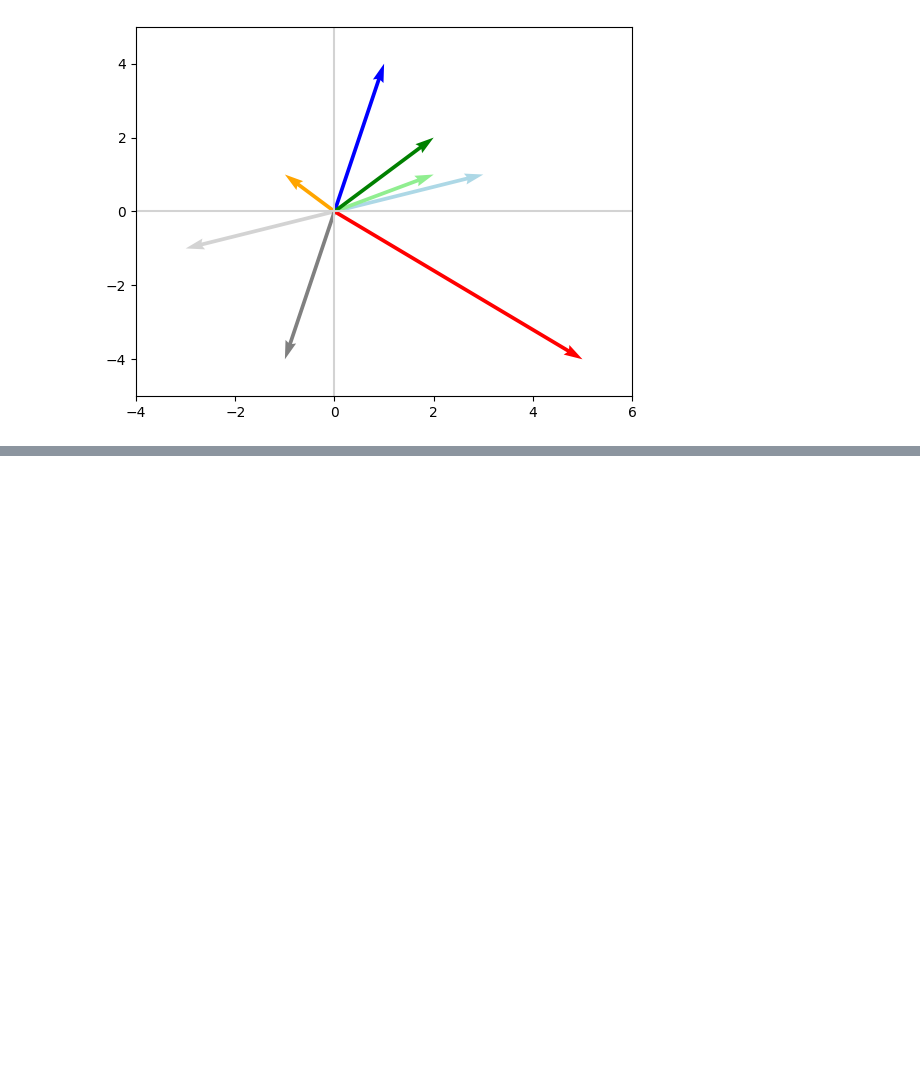
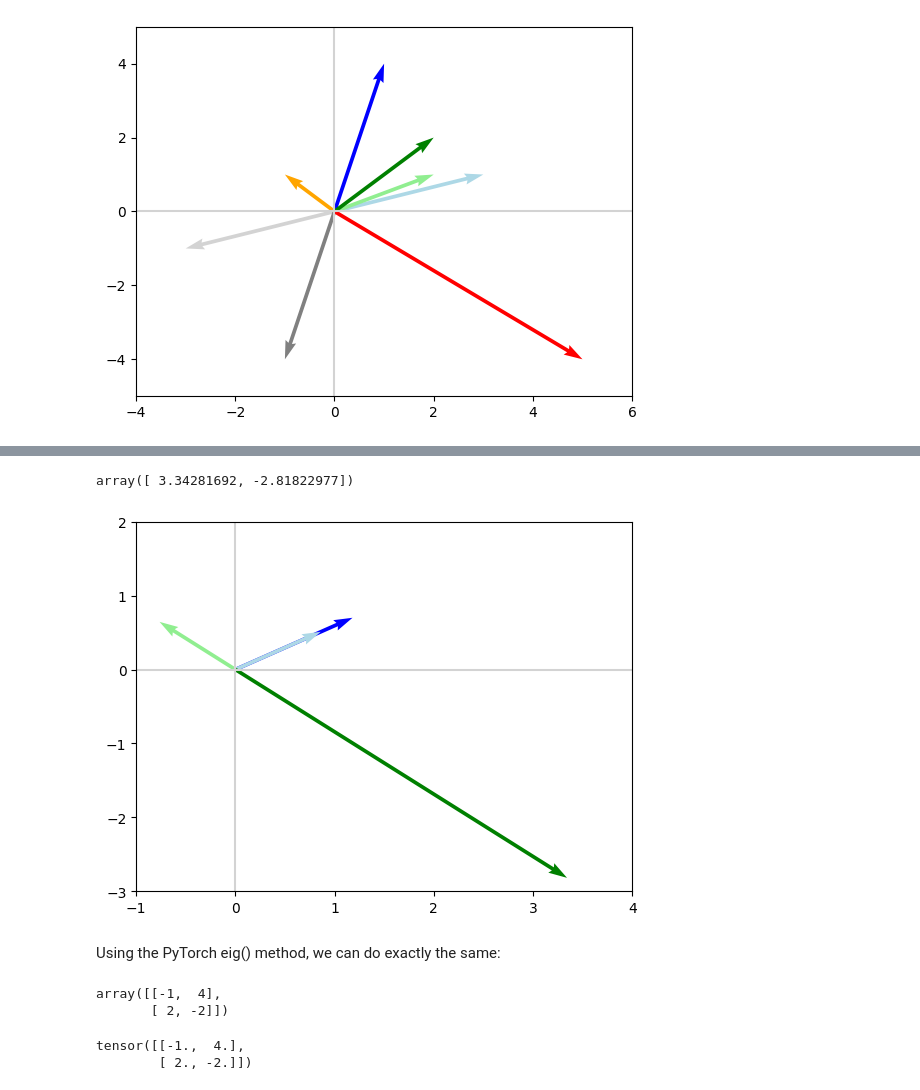
Before and after one commit to gungun2233/maths-for-ml, a Jupyter notebook: Eigendecomposition.ipynb, the cells around one changed output, grey strips where cells are left out. Drawn from its saved outputs; the diff is of its cells as text; code cells hidden in the pictures; blank space fills up the shorter version.

```diff
--- a/Eigendecomposition.ipynb
+++ b/Eigendecomposition.ipynb
@@ -189,0 +267,18 @@ _ = plt.ylim(-5, 5)
+# %%
+lambda2 * v2
+# %% [output]
+array([ 3.34281692, -2.81822977])
+# %%
+plot_vectors([Av, v, Av2, v2],
+            ['blue', 'lightblue', 'green', 'lightgreen'])
+plt.xlim(-1, 4)
+_ = plt.ylim(-3, 2)
+# %% [output]
+[figure, added]
+# %% [markdown]
+Using the PyTorch eig() method, we can do exactly the same:
+# %%
+A
+# %% [output]
+array([[-1,  4],
+       [ 2, -2]])
@@ -189,0 +287,6 @@ _ = plt.ylim(-5, 5)
+# %%
+A_p = torch.tensor([[-1, 4], [2, -2.]]) # must be float for PyTorch eig()
+A_p
+# %% [output]
+tensor([[-1.,  4.],
+        [ 2., -2.]])
```
Also changed, not shown: parts of 46 cells of this notebook.
